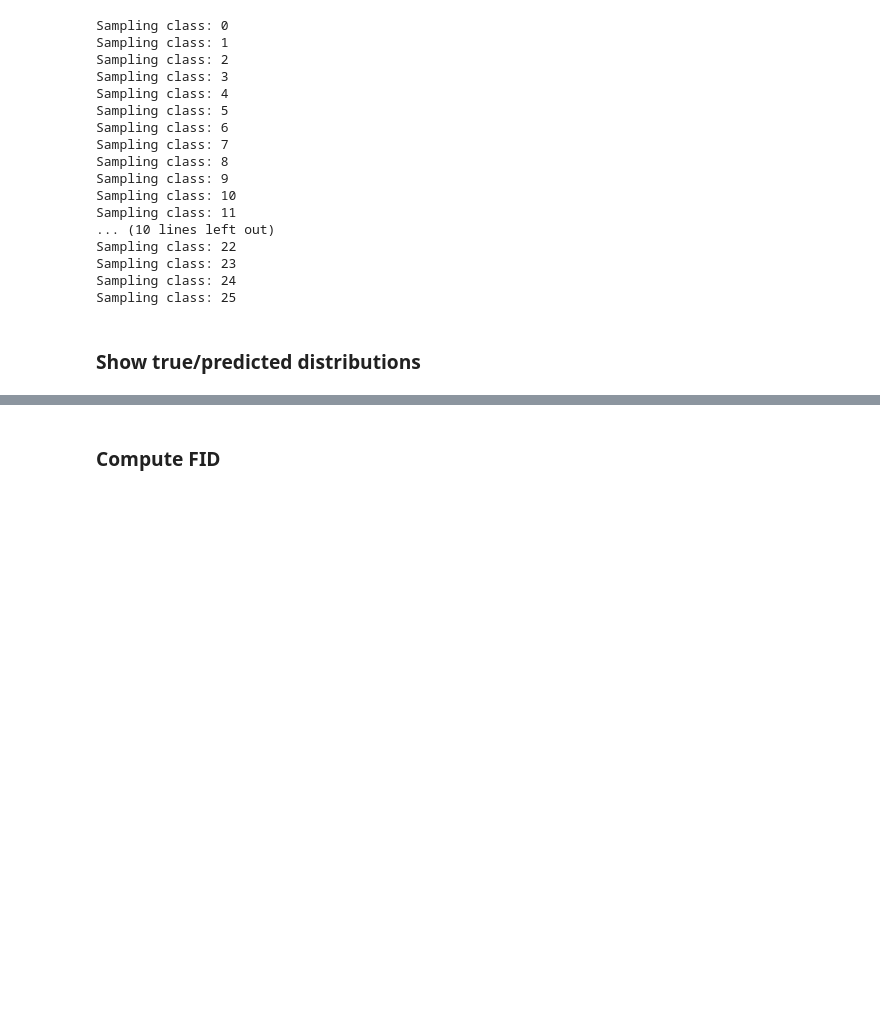
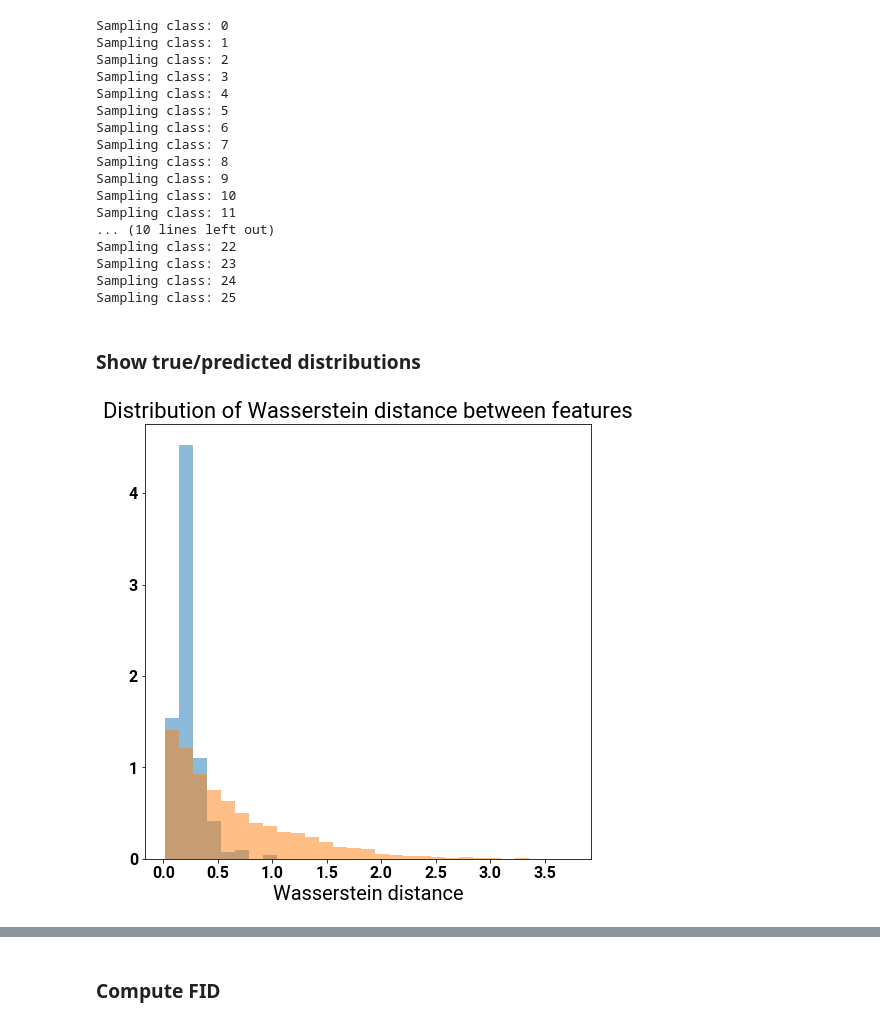
Before and after one commit to Genentech/branched-diffusion, a Jupyter notebook: notebooks/figures/letters_sample_quality.ipynb, the cells around one changed output, grey strips where cells are left out. Drawn from its saved outputs; the diff is of its cells as text; code cells hidden in the pictures; blank space fills up the shorter version.

```diff
--- a/notebooks/figures/letters_sample_quality.ipynb
+++ b/notebooks/figures/letters_sample_quality.ipynb
@@ -216,35 +234,37 @@ Sampling class: 25
 # %% [markdown]
 ### Show true/predicted distributions
 # %%
-# # Plot the overall distribution of Wasserstein distance between feature distributions,
-# # both between true/predicted distributions, and between true predictions
-# num_features = input_shape[0]
-# true_pred_dists = {}
-# true_true_dists = {}
-# for i in range(num_features):
-#     for class_to_sample in classes:
-#         true = true_samples[class_to_sample][:, i]
-#         generated = branched_samples[class_to_sample][:, i]
-#         true_pred_dists[(class_to_sample, i)] = scipy.stats.wasserstein_distance(true, generated)
+# Plot the overall distribution of Wasserstein distance between feature distributions,
+# both between true/predicted distributions, and between true predictions
+num_features = input_shape[0]
+true_pred_dists = {}
+true_true_dists = {}
+for i in range(num_features):
+    for class_to_sample in classes:
+        true = true_samples[class_to_sample][:, i]
+        generated = branched_samples[class_to_sample][:, i]
+        true_pred_dists[(class_to_sample, i)] = scipy.stats.wasserstein_distance(true, generated)
 
-#     for c_i1 in range(len(classes)):
-#         for c_i2 in range(c_i1):
-#             c1, c2 = classes[c_i1], classes[c_i2]
-#             true_1, true_2 = true_samples[c1][:, i], true_samples[c2][:, i]
-#             true_true_dists[(c1, c2, i)] = scipy.stats.wasserstein_distance(true_1, true_2)
+    for c_i1 in range(len(classes)):
+        for c_i2 in range(c_i1):
+            c1, c2 = classes[c_i1], classes[c_i2]
+            true_1, true_2 = true_samples[c1][:, i], true_samples[c2][:, i]
+            true_true_dists[(c1, c2, i)] = scipy.stats.wasserstein_distance(true_1, true_2)
 
-# num_bins = 30
-# fig, ax = plt.subplots(figsize=(8, 8))
-# true_pred_vals, true_true_vals = np.array(list(true_pred_dists.values())), np.array(list(true_true_dists.values()))
-# all_vals = np.concatenate([true_pred_vals, true_true_vals])
-# bins = np.linspace(np.min(all_vals), np.max(all_vals), num_bins)
-# ax.hist(true_pred_vals, bins=bins, label="True vs generated features", alpha=0.5, density=True)
-# ax.hist(true_true_vals, bins=bins, label="True vs true features", alpha=0.5, density=True)
-# ax.set_title("Distribution of Wasserstein distance between features")
-# ax.set_xlabel("Wasserstein distance")
-# plt.show()
-# fig.savefig(
-#     os.path.join(out_path, "letters_feature_distance_all.svg"),
-#     format="svg"
-# )
+num_bins = 30
+fig, ax = plt.subplots(figsize=(8, 8))
+true_pred_vals, true_true_vals = np.array(list(true_pred_dists.values())), np.array(list(true_true_dists.values()))
+all_vals = np.concatenate([true_pred_vals, true_true_vals])
+bins = np.linspace(np.min(all_vals), np.max(all_vals), num_bins)
+ax.hist(true_pred_vals, bins=bins, label="True vs generated features", alpha=0.5, density=True)
+ax.hist(true_true_vals, bins=bins, label="True vs true features", alpha=0.5, density=True)
+ax.set_title("Distribution of Wasserstein distance between features")
+ax.set_xlabel("Wasserstein distance")
+plt.show()
+fig.savefig(
+    os.path.join(out_path, "letters_feature_distance_all.svg"),
+    format="svg"
+)
+# %% [output]
+[figure, added]
 # %%
```
Also changed, not shown: parts of 8 cells of this notebook.
